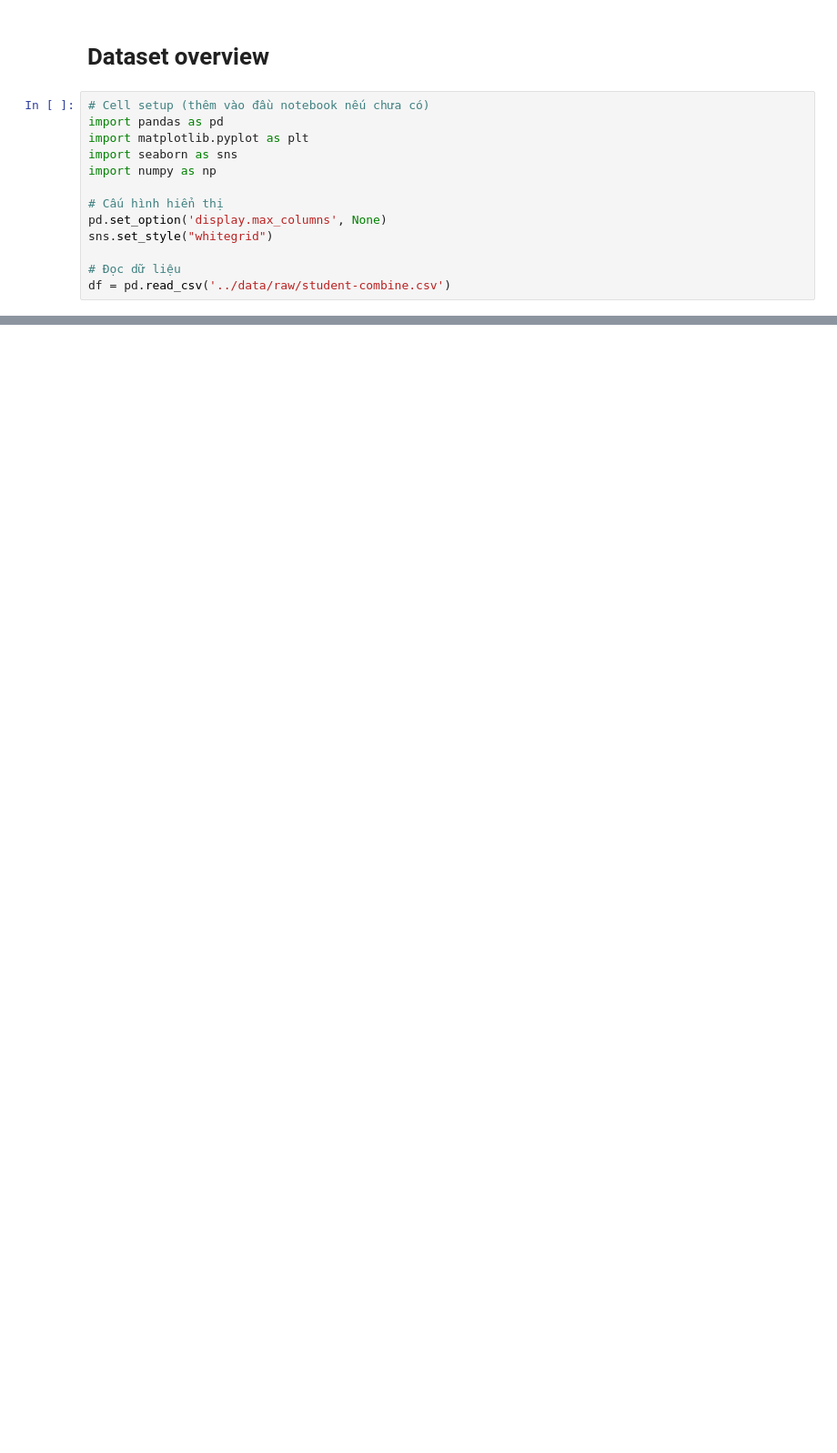
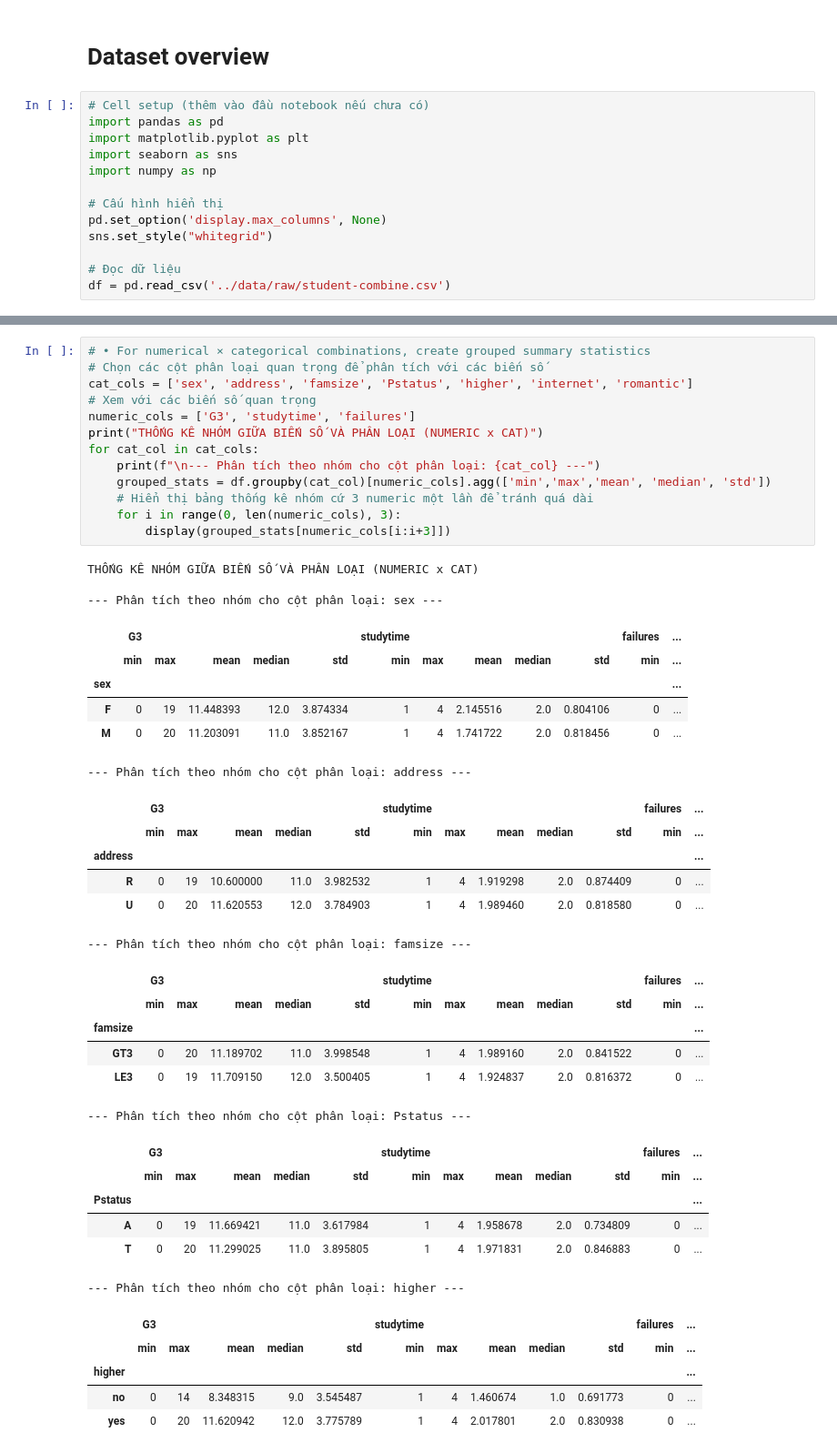
Before and after one commit to nganbee/student_alcohol_consumption_DS, a Jupyter notebook: notebooks/01_data_exploration.ipynb, the cells around one changed output, grey strips where cells are left out. Shown at 91% size. Saved outputs shown, nothing was run; the diff lists cells and outputs as text; blank space fills up the shorter version.

```diff
--- a/notebooks/01_data_exploration.ipynb
+++ b/notebooks/01_data_exploration.ipynb
@@ -885,0 +491,46 @@ Red Flags:
+# %%
+# • For numerical × categorical combinations, create grouped summary statistics
+# Chọn các cột phân loại quan trọng để phân tích với các biến số
+cat_cols = ['sex', 'address', 'famsize', 'Pstatus', 'higher', 'internet', 'romantic']
+# Xem với các biến số quan trọng
+numeric_cols = ['G3', 'studytime', 'failures']
+print("THỐNG KÊ NHÓM GIỮA BIẾN SỐ VÀ PHÂN LOẠI (NUMERIC x CAT)")
+for cat_col in cat_cols:
+    print(f"\n--- Phân tích theo nhóm cho cột phân loại: {cat_col} ---")
+    grouped_stats = df.groupby(cat_col)[numeric_cols].agg(['min','max','mean', 'median', 'std'])
+    # Hiển thị bảng thống kê nhóm cứ 3 numeric một lần để tránh quá dài
+    for i in range(0, len(numeric_cols), 3):
+        display(grouped_stats[numeric_cols[i:i+3]])
+# %% [output]
+THỐNG KÊ NHÓM GIỮA BIẾN SỐ VÀ PHÂN LOẠI (NUMERIC x CAT)
+
+--- Phân tích theo nhóm cho cột phân loại: sex ---
+|  | G3 |  |  |  |  | studytime |  |  |  |  | failures | ... |
+|  | min | max | mean | median | std | min | max | mean | median | std | min | ... |
+| sex |  |  |  |  |  |  |  |  |  |  |  | ... |
+| F | 0 | 19 | 11.448393 | 12.0 | 3.874334 | 1 | 4 | 2.145516 | 2.0 | 0.804106 | 0 | ... |
+| M | 0 | 20 | 11.203091 | 11.0 | 3.852167 | 1 | 4 | 1.741722 | 2.0 | 0.818456 | 0 | ... |
+--- Phân tích theo nhóm cho cột phân loại: address ---
+|  | G3 |  |  |  |  | studytime |  |  |  |  | failures | ... |
+|  | min | max | mean | median | std | min | max | mean | median | std | min | ... |
+| address |  |  |  |  |  |  |  |  |  |  |  | ... |
+| R | 0 | 19 | 10.600000 | 11.0 | 3.982532 | 1 | 4 | 1.919298 | 2.0 | 0.874409 | 0 | ... |
+| U | 0 | 20 | 11.620553 | 12.0 | 3.784903 | 1 | 4 | 1.989460 | 2.0 | 0.818580 | 0 | ... |
+--- Phân tích theo nhóm cho cột phân loại: famsize ---
+|  | G3 |  |  |  |  | studytime |  |  |  |  | failures | ... |
+|  | min | max | mean | median | std | min | max | mean | median | std | min | ... |
+| famsize |  |  |  |  |  |  |  |  |  |  |  | ... |
+| GT3 | 0 | 20 | 11.189702 | 11.0 | 3.998548 | 1 | 4 | 1.989160 | 2.0 | 0.841522 | 0 | ... |
+| LE3 | 0 | 19 | 11.709150 | 12.0 | 3.500405 | 1 | 4 | 1.924837 | 2.0 | 0.816372 | 0 | ... |
+--- Phân tích theo nhóm cho cột phân loại: Pstatus ---
+|  | G3 |  |  |  |  | studytime |  |  |  |  | failures | ... |
+|  | min | max | mean | median | std | min | max | mean | median | std | min | ... |
+| Pstatus |  |  |  |  |  |  |  |  |  |  |  | ... |
+| A | 0 | 19 | 11.669421 | 11.0 | 3.617984 | 1 | 4 | 1.958678 | 2.0 | 0.734809 | 0 | ... |
+| T | 0 | 20 | 11.299025 | 11.0 | 3.895805 | 1 | 4 | 1.971831 | 2.0 | 0.846883 | 0 | ... |
+--- Phân tích theo nhóm cho cột phân loại: higher ---
+|  | G3 |  |  |  |  | studytime |  |  |  |  | failures | ... |
+|  | min | max | mean | median | std | min | max | mean | median | std | min | ... |
+| higher |  |  |  |  |  |  |  |  |  |  |  | ... |
+| no | 0 | 14 | 8.348315 | 9.0 | 3.545487 | 1 | 4 | 1.460674 | 1.0 | 0.691773 | 0 | ... |
+| yes | 0 | 20 | 11.620942 | 12.0 | 3.775789 | 1 | 4 | 2.017801 | 2.0 | 0.830938 | 0 | ... |
```
Also changed, not shown: parts of 38 cells of this notebook.
